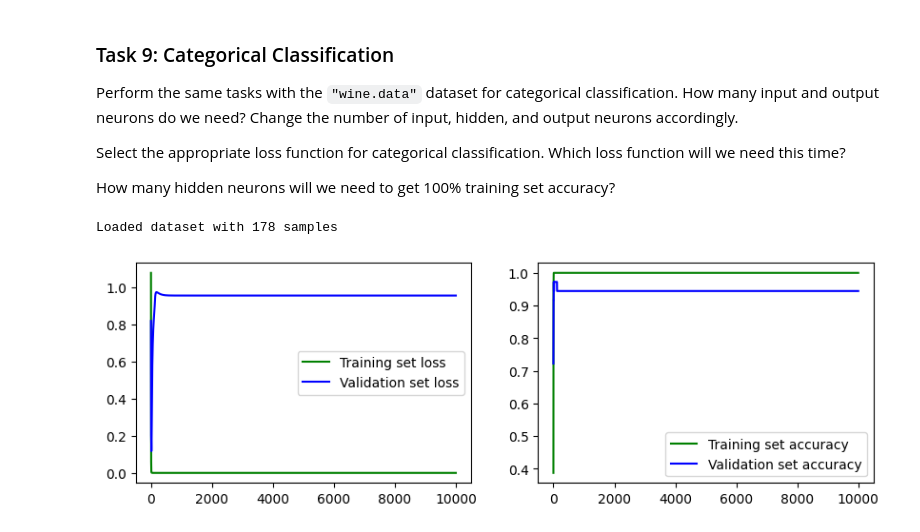
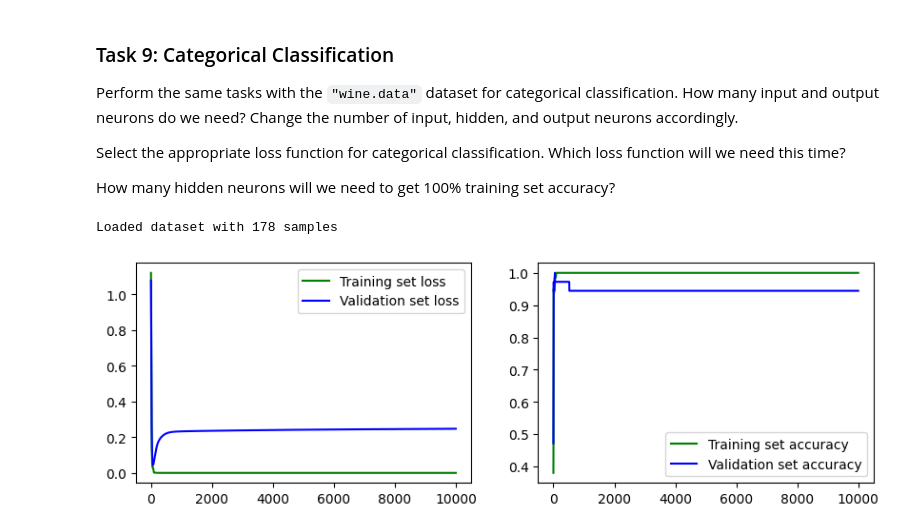
Before and after one commit to youngseo1108/FS23-DeepLearning, a Jupyter notebook: 05_Classification/DL-Assignment05.ipynb, the cells around one changed output. Cells and saved outputs as stored; diff of their text form; code cells hidden in the pictures.

```diff
--- a/05_Classification/DL-Assignment05.ipynb
+++ b/05_Classification/DL-Assignment05.ipynb
@@ -342,20 +342,20 @@ How many hidden neurons will we need to get 100% training set accuracy?
 # %%
 # define loss function
 loss = torch.nn.CrossEntropyLoss()
 # load dataset
 X, T = dataset('wine.data')
 # split dataset
 X_train, T_train, X_val, T_val = split_training_data(X, T)
 # standardize input data
 X_train, X_val = standardize(X_train, X_val)
 # instantiate network
-network = Network(D=X_train.shape[1], K=140, O=3)
+network = Network(D=X_train.shape[1], K=30, O=3)
 
 # train network on our data
-train_loss, train_acc, val_loss, val_acc = train(X_train, T_train, X_val, T_val, network, loss)
+train_loss, train_acc, val_loss, val_acc = train(X_train, T_train, X_val, T_val, network, loss, lr=0.01)
 
 # plot the results
 plot(train_loss, train_acc, val_loss, val_acc)
 # %% [output]
 Loaded dataset with 178 samples
-[figure, old version]
+[figure, new version]
```
Also changed, not shown: parts of 1 cell of this notebook.
